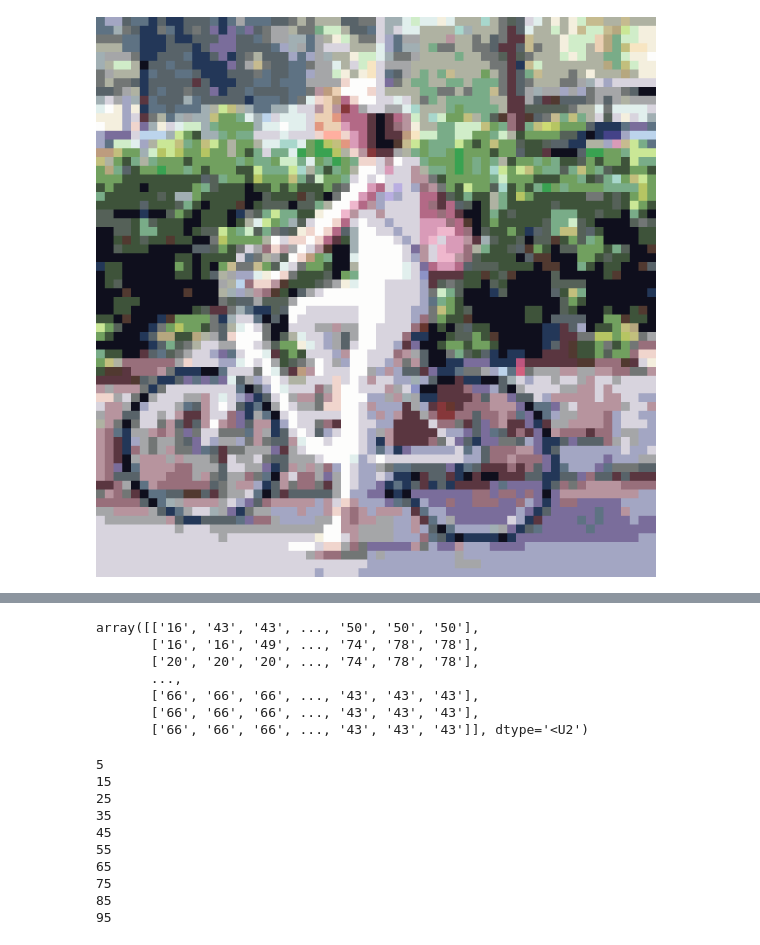
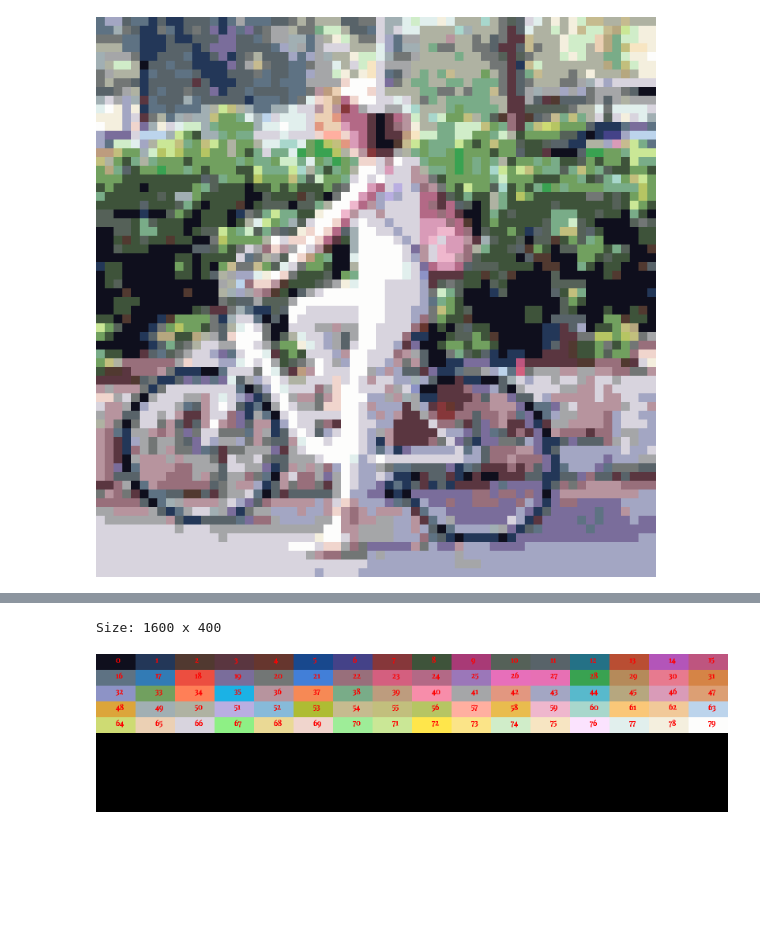
Before and after one commit to vollfed/pythonHome, a Jupyter notebook: jupiterWorkbook/ImagePixel/mappedPicture.ipynb, the cells around one changed output, grey strips where cells are left out. Cells and saved outputs as stored; diff of their text form; code cells hidden in the pictures; blank space fills up the shorter version.

```diff
--- a/jupiterWorkbook/ImagePixel/mappedPicture.ipynb
+++ b/jupiterWorkbook/ImagePixel/mappedPicture.ipynb
@@ -56,24 +71,22 @@ with open("new_file.csv","w+") as my_csv:
-# %%
-l_2d
-# %% [output]
-array([['16', '43', '43', ..., '50', '50', '50'],
-       ['16', '16', '49', ..., '74', '78', '78'],
-       ['20', '20', '20', ..., '74', '78', '78'],
-       ...,
-       ['66', '66', '66', ..., '43', '43', '43'],
-       ['66', '66', '66', ..., '43', '43', '43'],
-       ['66', '66', '66', ..., '43', '43', '43']], dtype='<U2')
-# %%
-for k in range(5,100,10):
-    print(k)
-# %% [output]
-5
-15
-25
-35
-45
-55
-65
-75
-85
-95
+# %%
+import math;
+from collections import Counter
+
+im_resultRGB = Image.new( im_init.mode, (1600,400))
+pixelMapRGB = im_resultRGB.load()
+
+image_editable = ImageDraw.Draw(im_resultRGB)
+title_font = ImageFont.truetype('Playfair_Display/PlayfairDisplay-VariableFont_wght.ttf', 20)
+
+print("Size:",im_resultRGB.size[0],"x",im_resultRGB.size[1])
+
+for ind in range(0,80):
+    num = foo[str(ind)]
+    for i in range(0,40):
+        for j in range(0,100):
+            pixelMapRGB[(ind%16*100 + j),(math.floor(ind/16)*40+i)] = ImageColor.getrgb(num)
+            image_editable.text((ind%16*100 + 50,math.floor(ind/16)*40), str(ind), (255, 0, 0), font=title_font)
+im_resultRGB
+# %% [output]
+Size: 1600 x 400
+[figure, added]
```
Also changed, not shown: parts of 2 cells of this notebook, 53 other files.
